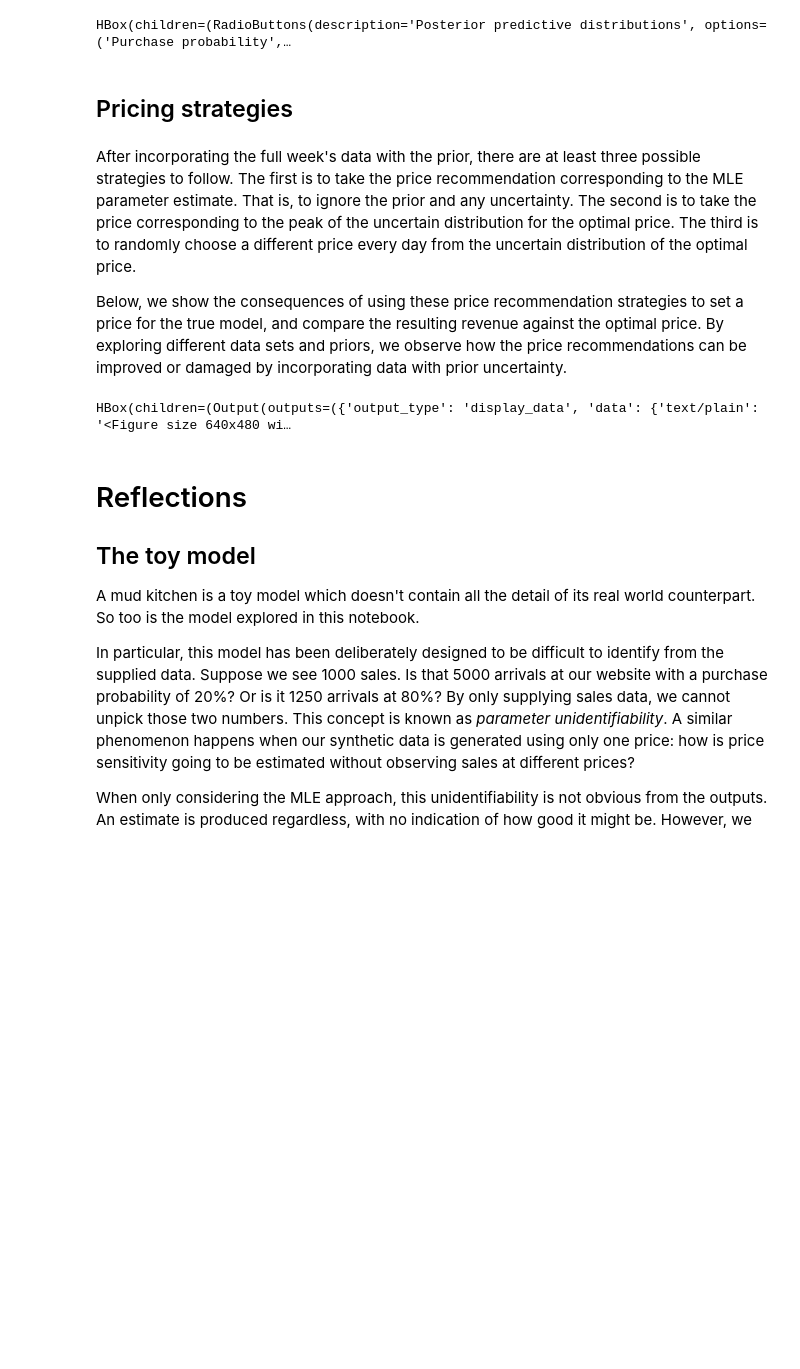
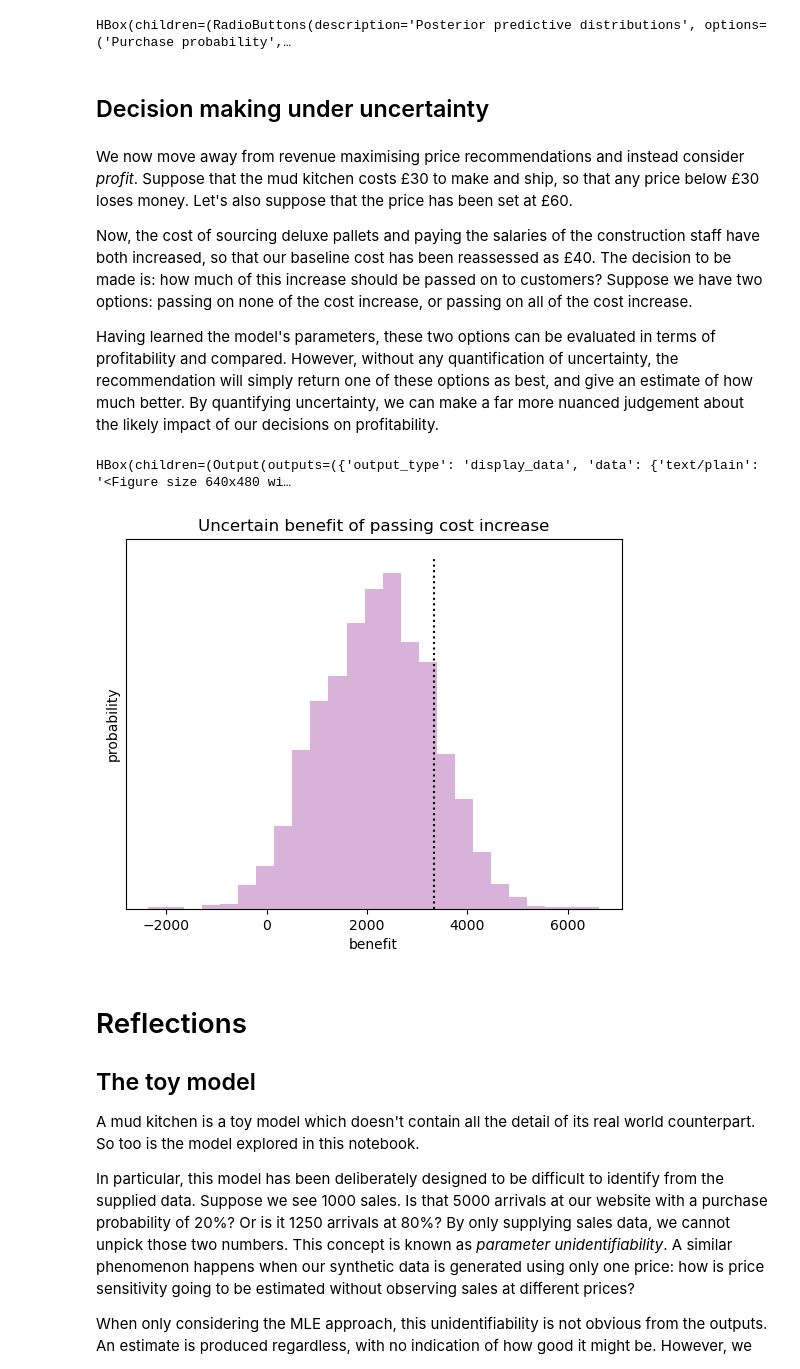
Before and after one commit to tom-p-sparq/UQ-Play-ML, a Jupyter notebook: uq.ipynb, the cells around one changed output. Saved outputs shown, nothing was run; the diff lists cells and outputs as text; code cells hidden in the pictures; blank space fills up the shorter version.

Commit message:
Recast decision making as a binary decision on passing on a change in costs

```diff
--- a/uq.ipynb
+++ b/uq.ipynb
@@ -114,15 +105,21 @@ X.visualise_posterior_predictive()
 # %% [output]
 HBox(children=(RadioButtons(description='Posterior predictive distributions', options=('Purchase probability',…
 # %% [markdown]
-## Pricing strategies
+## Decision making under uncertainty
 # %% [markdown]
-After incorporating the full week's data with the prior, there are at least three possible strategies to follow. The first is to take the price recommendation corresponding to the MLE parameter estimate. That is, to ignore the prior and any uncertainty. The second is to take the price corresponding to the peak of the uncertain distribution for the optimal price. The third is to randomly choose a different price every day from the uncertain distribution of the optimal price.
+We now move away from revenue maximising price recommendations and instead consider *profit*. Suppose that the mud kitchen costs £30 to make and ship, so that any price below £30 loses money. Let's also suppose that the price has been set at £60.
 
-Below, we show the consequences of using these price recommendation strategies to set a price for the true model, and compare the resulting revenue against the optimal price. By exploring different data sets and priors, we observe how the price recommendations can be improved or damaged by incorporating data with prior uncertainty.
+Now, the cost of sourcing deluxe pallets and paying the salaries of the construction staff have both increased, so that our baseline cost has been reassessed as £40. The decision to be made is: how much of this increase should be passed on to customers? Suppose we have two options: passing on none of the cost increase, or passing on all of the cost increase.
+
+Having learned the model's parameters, these two options can be evaluated in terms of profitability and compared. However, without any quantification of uncertainty, the recommendation will simply return one of these options as best, and give an estimate of how much better. By quantifying uncertainty, we can make a far more nuanced judgement about the likely impact of our decisions on profitability.
 # %%
 X.visualise_price_strategy()
 # %% [output]
 HBox(children=(Output(outputs=({'output_type': 'display_data', 'data': {'text/plain': '<Figure size 640x480 wi…
+# %%
+X.the_sample.show_pass_on_cost_delta(70, 30, -10, X.the_true_model);
+# %% [output]
+[figure, added]
 # %% [markdown]
 # Reflections
 
```
Also changed, not shown: parts of 1 cell of this notebook, 1 other file.
